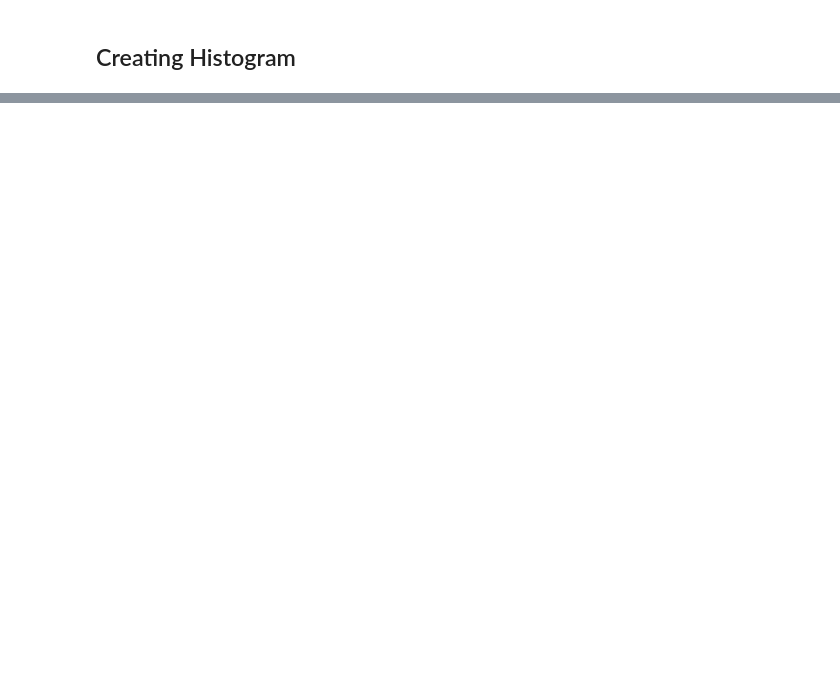
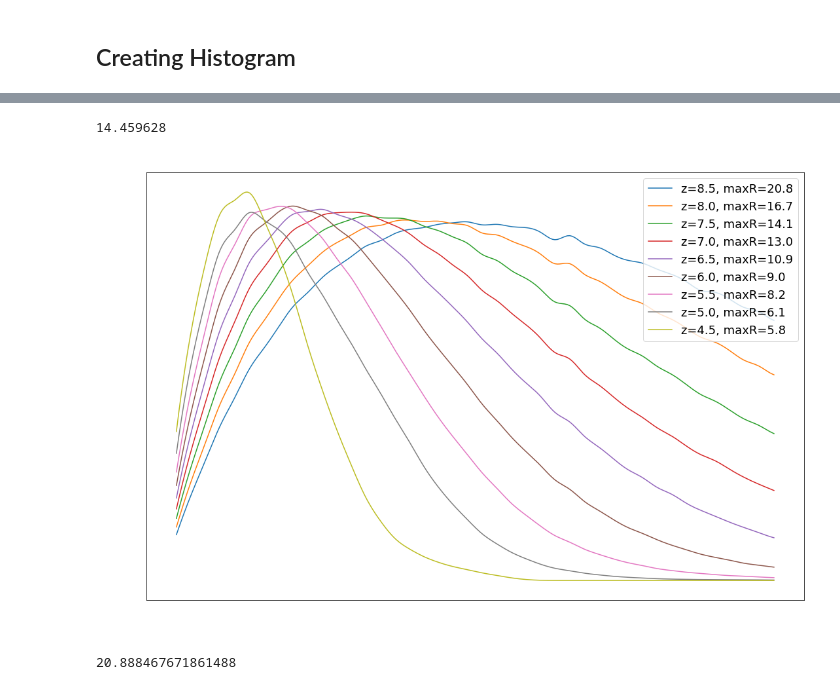
Before and after one commit to tommychinwj/HI_characterization, a Jupyter notebook: cube_HI_characterization.ipynb, the cells around one changed output, grey strips where cells are left out. Saved outputs shown, nothing was run; the diff lists cells and outputs as text; code cells hidden in the pictures; blank space fills up the shorter version.

```diff
--- a/cube_HI_characterization.ipynb
+++ b/cube_HI_characterization.ipynb
@@ -829,7 +836,7 @@ localtime = {current_time}, loopexecuted in {loop_time}, elapsedtime = {elapsed_
 ## Generate the distributions and storing the data in global variables
 # %%
 radii = np.arange(9, 1, -1)  # array([34, 32, 30,... 6, 4]) units: voxels (51, 3, -3)
-iterations = int(7.5e4)
+iterations = int(3*7.5e4)
     # temporary
 # ===================================================================================================================
 # gaussians, cubes = generate_distributions(
@@ -853,7 +851,7 @@ progress = 89%, localtime = 2020-07-28 23:33:04.295102, loopexecuted in 0:26:16.
 # %% [markdown]
 ## Creating Histogram
 # %%
-bins = int(1e3)
+bins = int(3e2)
 histogram(
     y1s=gaussians,
 
@@ -873,7 +871,7 @@ histogram(
 
     title=[f'Redshift={z}' for z in redshifts],
     shared_title=f'Distribution of Average Neutral Fraction \
-(format switch r&z, {bins} bin, {iterations:.2e} iterations)',
+(format switch r&z, {bins} bins, {iterations:.2e} iterations)',
     shared_y_label='Counts',
     shared_x_label='Neutral Fraction',
     figure_shape=(3,3),
@@ -882,6 +880,6 @@ histogram(
     horizontal_gap=0.2,
     y_scale='log',
 #     y_notation='sci',
-    share_y_axis=False
-#     dpi=1000
+    share_y_axis=False,
+    dpi=1000
 )
@@ -887,0 +908,12 @@ histogram(
+# %%
+bin_num = int(1e3)
+start_time = datetime.now()
+print(f'Run started at {start_time}')
+mfp_neutral_region_size, mfp_size_probabilities = MFP_distributions(
+    boxes=ionized_boxes,
+    bins=bin_num,
+    iterations=int(5.75e7)
+)
+end_time = datetime.now()
+print(f'Run completed at {end_time}')
+print(f'Total runtime: {end_time - start_time}')
@@ -887,0 +938,29 @@ histogram(
+# %%
+np.sum([3.002065, 2.496590, 2.099125, 1.763665, 1.482579, 1.235962, 0.996028, 0.806197, 0.577417])
+# %% [output]
+14.459628
+# %%
+color='white'
+percent=0.6
+
+plt.figure(figsize=(18, 12))
+for i, mfp_size_probabilitie in enumerate(mfp_size_probabilities):
+    plt.plot(
+        mfp_neutral_region_size[:int(percent*bin_num)],
+        mfp_size_probabilitie[:int(percent*bin_num)],
+        '-',
+        label=f'z={redshifts[i]}, maxR={mfp_neutral_region_size[np.argmax(mfp_size_probabilities[i])]:.1f}'
+    )
+plt.legend()
+plt.tick_params(color=color, labelcolor=color)
+plt.xlabel('$R$ (Mpc)', color=color)
+plt.ylabel('$R\mathrm{d}P/\mathrm{d}R$', color=color)
+plt.title(f'Region Size Distribution of Neutral Fraction Box', color=color)
+plt.rcParams['font.size'] = 18
+# plt.yscale('log')
+# %% [output]
+[figure, added]
+# %%
+mfp_neutral_region_size[np.argmax(mfp_size_probabilities[0])]
+# %% [output]
+20.888467671861488
```
Also changed, not shown: parts of 10 cells of this notebook, 1 other file.
